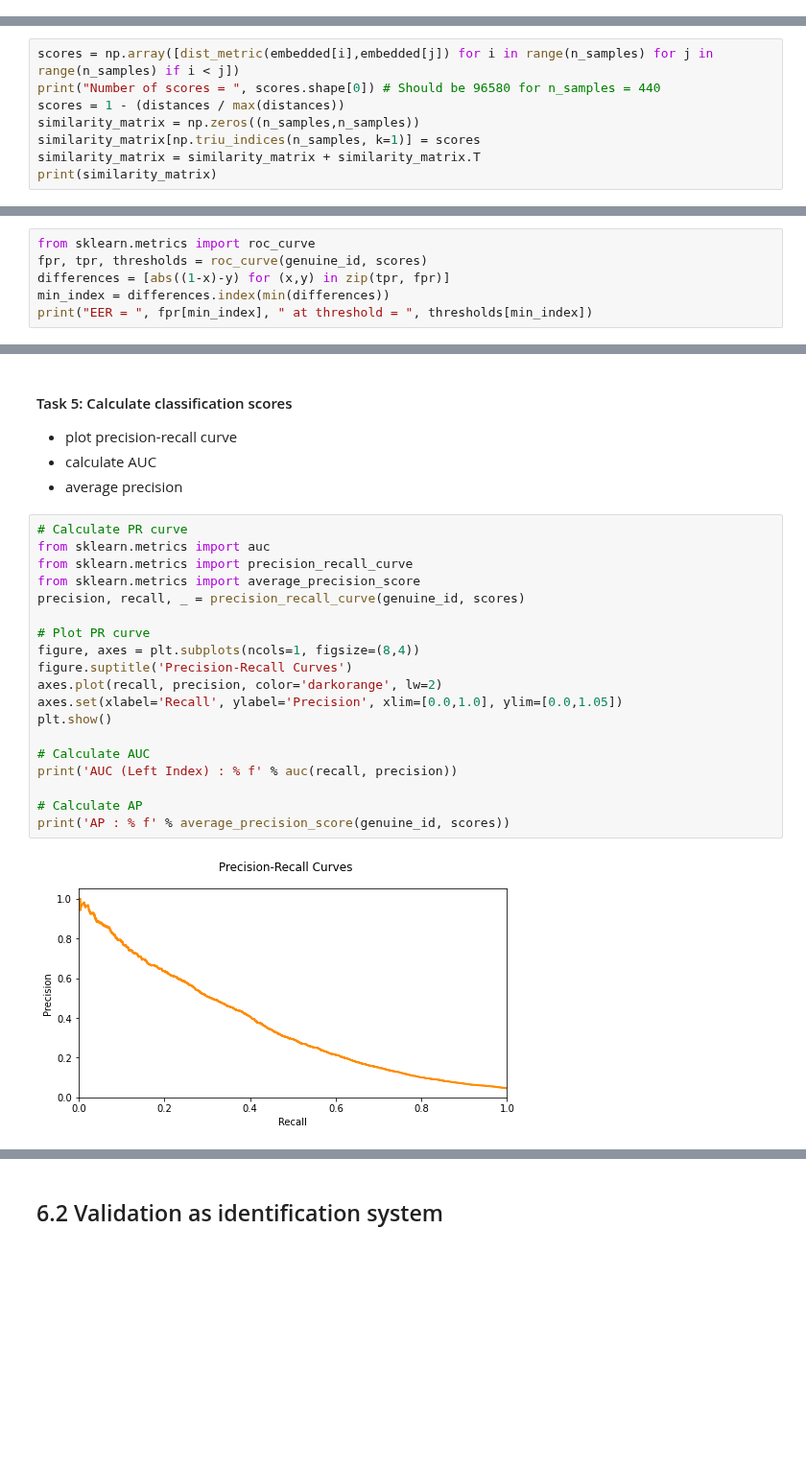
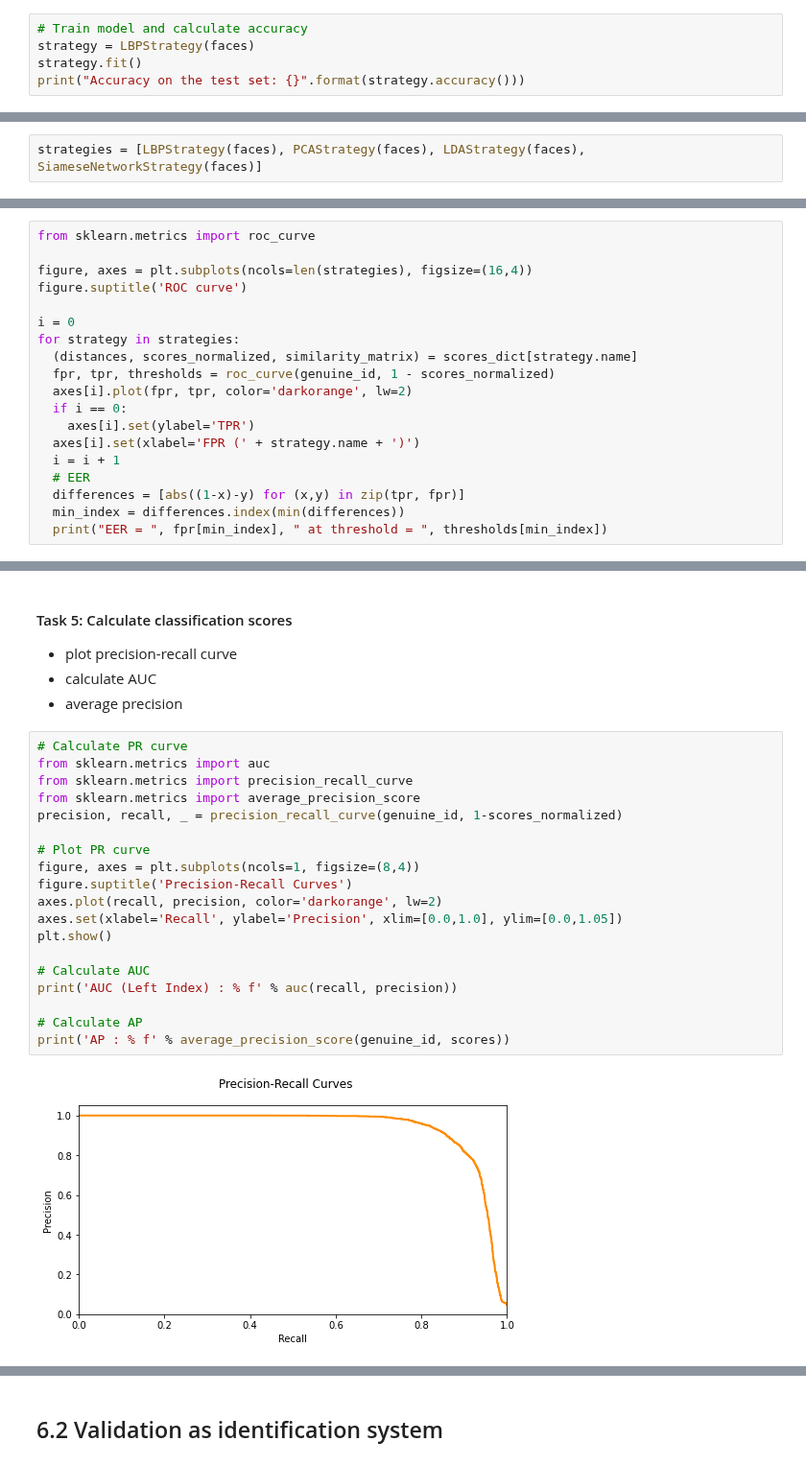
Before and after one commit to BrunoVandekerkhove/biometric-systems, a Jupyter notebook: face_recognition/facial_recognition.ipynb, the cells around one changed output, grey strips where cells are left out. Shown at 96% size. Cells and saved outputs as stored; diff of their text form; blank space fills up the shorter version.

```diff
--- a/face_recognition/facial_recognition.ipynb
+++ b/face_recognition/facial_recognition.ipynb
@@ -383,0 +407,5 @@ if DESC == FeatureDescriptor.DL:
+# %%
+# Train model and calculate accuracy
+strategy = LBPStrategy(faces)
+strategy.fit()
+print("Accuracy on the test set: {}".format(strategy.accuracy()))
@@ -384,2 +414,4 @@ if DESC == FeatureDescriptor.DL:
 # %% [markdown]
 ## 4. Classification in typical biometrics setting
+# %%
+strategies = [LBPStrategy(faces), PCAStrategy(faces), LDAStrategy(faces), SiameseNetworkStrategy(faces)]
@@ -386,11 +420,3 @@ if DESC == FeatureDescriptor.DL:
 # %% [markdown]
 #### Task 1: Compute pair-wise matching scores
 Given the function <em>dist_metric</em> and the vector representations in variable <em>embedded</em>, compute the pairwise distances.
-# %%
-scores = np.array([dist_metric(embedded[i],embedded[j]) for i in range(n_samples) for j in range(n_samples) if i < j])
-print("Number of scores = ", scores.shape[0]) # Should be 96580 for n_samples = 440
-scores = 1 - (distances / max(distances))
-similarity_matrix = np.zeros((n_samples,n_samples))
-similarity_matrix[np.triu_indices(n_samples, k=1)] = scores
-similarity_matrix = similarity_matrix + similarity_matrix.T
-print(similarity_matrix)
@@ -494,8 +571,21 @@ plt.show()
 #### Task 4: Calculate Equal Error Rate
 # %%
 from sklearn.metrics import roc_curve
-fpr, tpr, thresholds = roc_curve(genuine_id, scores)
-differences = [abs((1-x)-y) for (x,y) in zip(tpr, fpr)]
-min_index = differences.index(min(differences))
-print("EER = ", fpr[min_index], " at threshold = ", thresholds[min_index])
+
+figure, axes = plt.subplots(ncols=len(strategies), figsize=(16,4))
+figure.suptitle('ROC curve')
+
+i = 0
+for strategy in strategies:
+  (distances, scores_normalized, similarity_matrix) = scores_dict[strategy.name]
+  fpr, tpr, thresholds = roc_curve(genuine_id, 1 - scores_normalized)
+  axes[i].plot(fpr, tpr, color='darkorange', lw=2)
+  if i == 0:
+    axes[i].set(ylabel='TPR')
+  axes[i].set(xlabel='FPR (' + strategy.name + ')')
+  i = i + 1
+  # EER
+  differences = [abs((1-x)-y) for (x,y) in zip(tpr, fpr)]
+  min_index = differences.index(min(differences))
+  print("EER = ", fpr[min_index], " at threshold = ", thresholds[min_index])
 # %% [output]
@@ -508,21 +602,21 @@ EER =  0.24590234924759122  at threshold =  0.7341252642478395
 # %%
 # Calculate PR curve
 from sklearn.metrics import auc
 from sklearn.metrics import precision_recall_curve
 from sklearn.metrics import average_precision_score
-precision, recall, _ = precision_recall_curve(genuine_id, scores)
+precision, recall, _ = precision_recall_curve(genuine_id, 1-scores_normalized)
 
 # Plot PR curve
 figure, axes = plt.subplots(ncols=1, figsize=(8,4))
 figure.suptitle('Precision-Recall Curves')
 axes.plot(recall, precision, color='darkorange', lw=2)
 axes.set(xlabel='Recall', ylabel='Precision', xlim=[0.0,1.0], ylim=[0.0,1.05])
 plt.show()
 
 # Calculate AUC
 print('AUC (Left Index) : % f' % auc(recall, precision))
 
 # Calculate AP
 print('AP : % f' % average_precision_score(genuine_id, scores))
 # %% [output]
-[figure, old version]
+[figure, new version]
```
Also changed, not shown: parts of 35 cells of this notebook.
